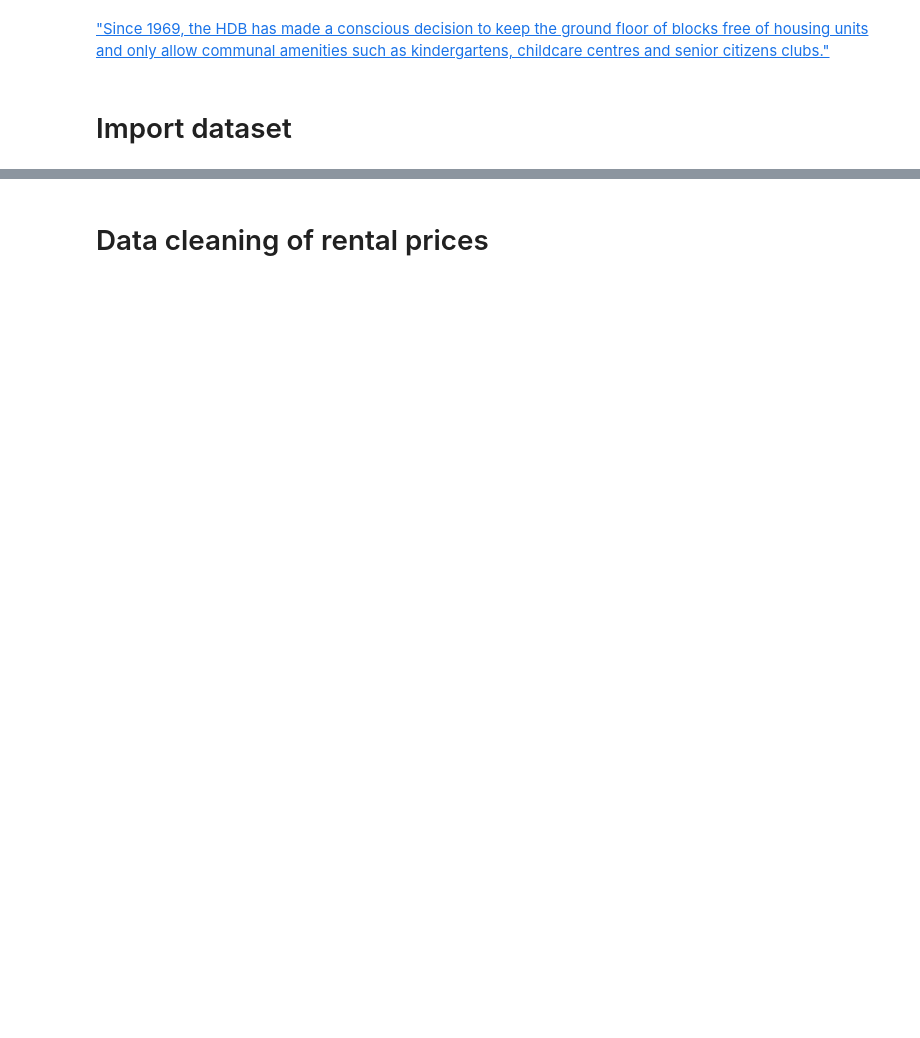
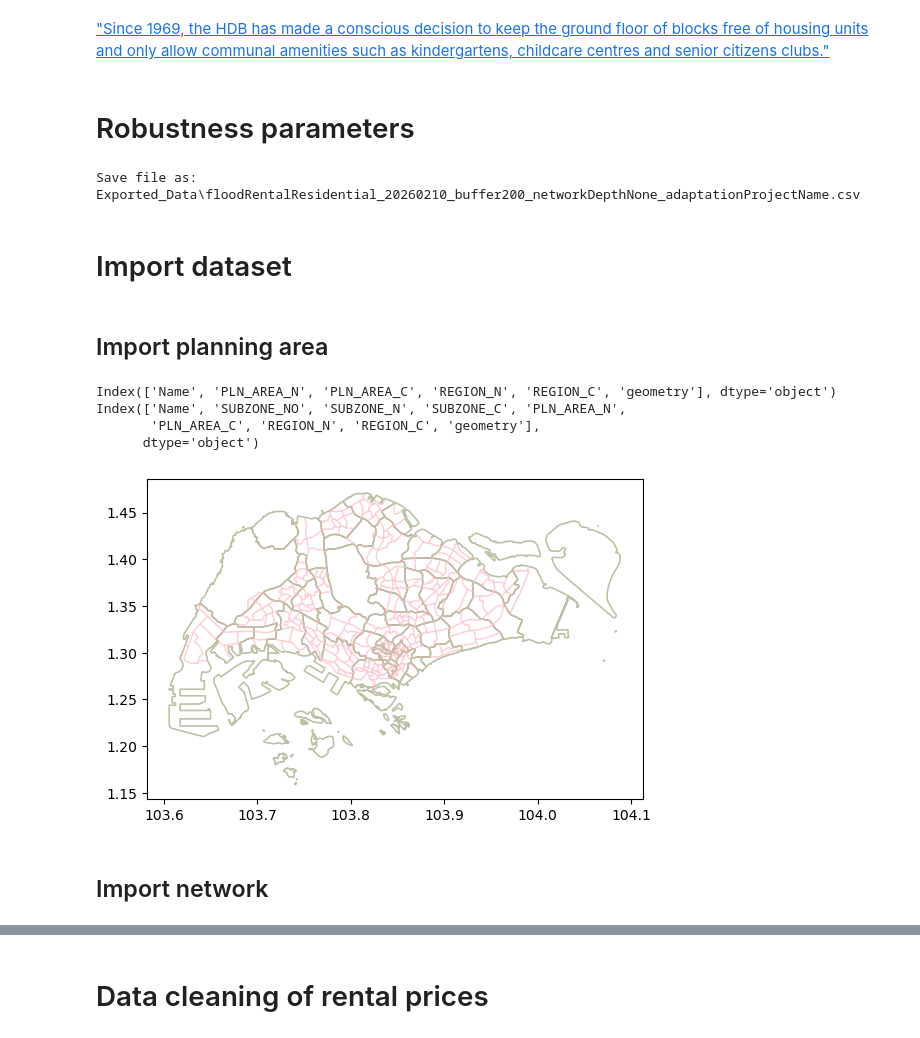
Before and after one commit to pakhuiying/property_prices_flood, a Jupyter notebook: rental_prices_analysis.ipynb, the cells around one changed output, grey strips where cells are left out. Drawn from its saved outputs; the diff is of its cells as text; code cells hidden in the pictures; blank space fills up the shorter version.

```diff
--- a/rental_prices_analysis.ipynb
+++ b/rental_prices_analysis.ipynb
@@ -32,4 +100,44 @@ import helper_functions.OneMapAPI as OneMapAPI
 # %% [markdown]
 ["Since 1969, the HDB has made a conscious decision to keep the ground floor of blocks free of housing units and only allow communal amenities such as kindergartens, childcare centres and senior citizens clubs."](https://www.nlb.gov.sg/main/article-detail?cmsuuid=e342b869-736c-4e4c-a346-47b164663572)
+# %% [markdown]
+# Robustness parameters
+# %%
+buffer = 200 # buffer around points/polygons so that it will intersect with residential building.
+# higher buffer radius implies biffer area will intersect with residential building
+depth = None #2 # BFS depth, used for road network. TODO: If you don't want to use road network, assign as None
+if depth is not None:
+    road_network_buffer = True
+else:
+    road_network_buffer = False
+adaptation_groupby_column = 'Project Name' # Project name is a mix with building name. No building name or address is available
+# else use Project Name but effects may be diluted because adaption work will be a lot more extension
+# months after flood list
+months_after_flood_list = [1,2,3]
+# flood bins to cut flood period intervals
+flood_bins = [-np.inf,6,12,np.inf]
+# save results as save_fp filepath
+save_fp = os.path.join(r"Exported_Data",
+                       f"floodRentalResidential_{datetime.today().strftime('%Y%m%d')}_buffer{buffer}_networkDepth{depth}_adaptation{adaptation_groupby_column.replace(' ','')}.csv")
+print(f"Save file as: {save_fp}")
+# %% [output]
+Save file as: Exported_Data\floodRentalResidential_20260210_buffer200_networkDepthNone_adaptationProjectName.csv
 # %% [markdown]
 # Import dataset
+# %% [markdown]
+## Import planning area
+# %%
+planningArea_shp = gpd.read_file(Data.PLANNING_AREA_FP)
+subzone_shp = gpd.read_file(Data.SUBZONE_FP)
+fig, ax = plt.subplots(1,1)
+for shp,c in zip([planningArea_shp,subzone_shp],["green","pink"]):
+    print(shp.columns)
+    shp.plot(fc="none",ec=c,ax=ax,alpha=0.5)
+plt.show()
+# %% [output]
+Index(['Name', 'PLN_AREA_N', 'PLN_AREA_C', 'REGION_N', 'REGION_C', 'geometry'], dtype='object')
+Index(['Name', 'SUBZONE_NO', 'SUBZONE_N', 'SUBZONE_C', 'PLN_AREA_N',
+       'PLN_AREA_C', 'REGION_N', 'REGION_C', 'geometry'],
+      dtype='object')
+[figure, added]
+# %% [markdown]
+## Import network
```
Also changed, not shown: parts of 70 cells of this notebook.
